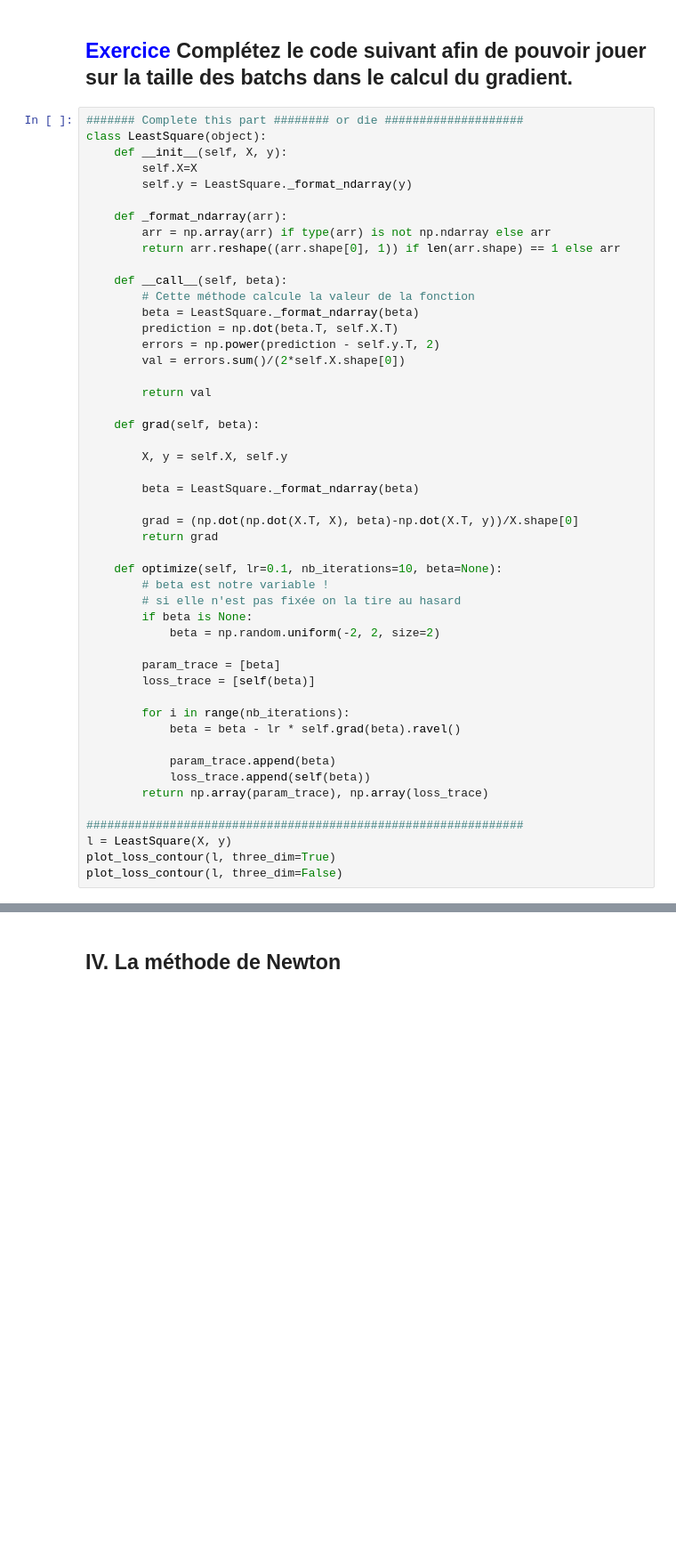
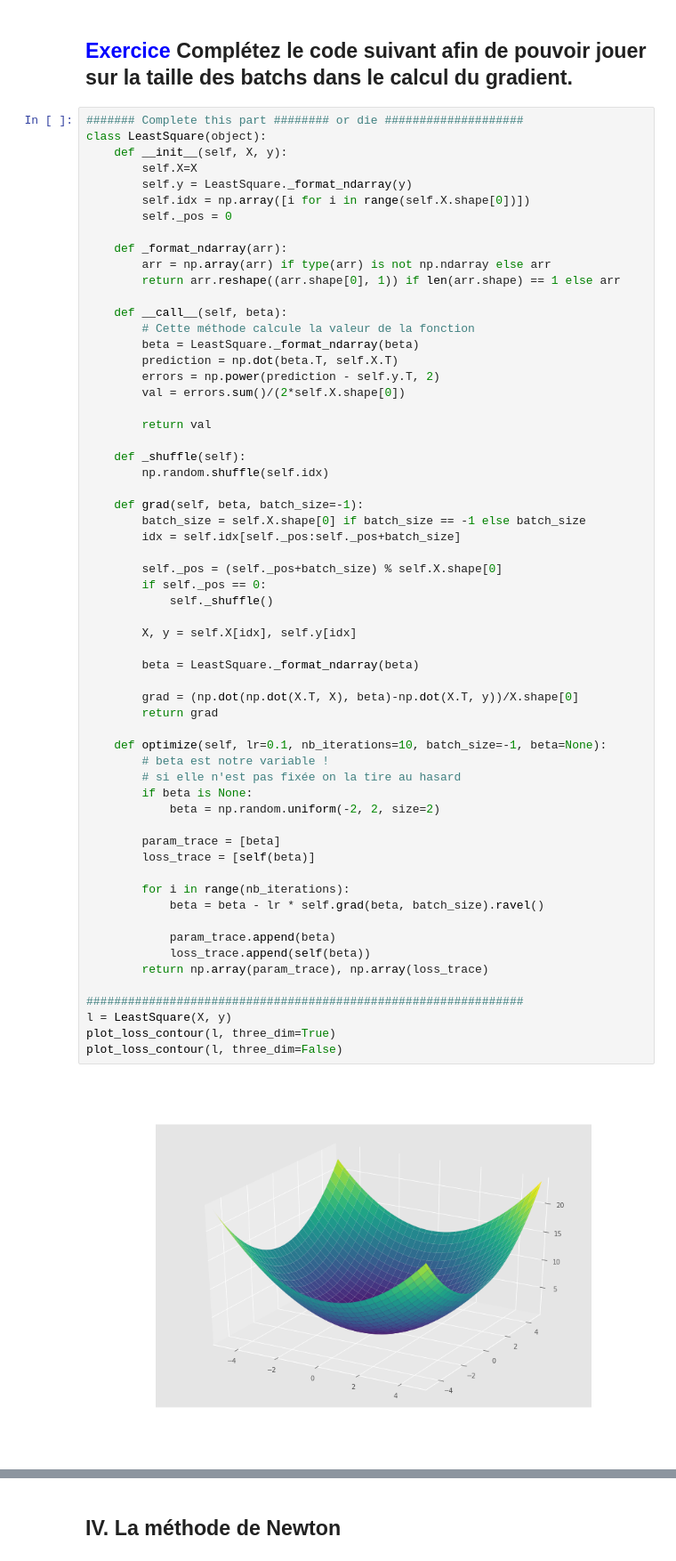
Before and after one commit to melodyrous/MIASHS2, a Jupyter notebook: opti&regul/optimization.ipynb, the cells around one changed output, grey strips where cells are left out. Shown at 89% size. Saved outputs shown, nothing was run; the diff lists cells and outputs as text; blank space fills up the shorter version.

```diff
--- a/opti&regul/optimization.ipynb
+++ b/opti&regul/optimization.ipynb
@@ -546,6 +571,8 @@ class LeastSquare(object):
     def __init__(self, X, y):
         self.X=X
         self.y = LeastSquare._format_ndarray(y)
+        self.idx = np.array([i for i in range(self.X.shape[0])])
+        self._pos = 0
 
     def _format_ndarray(arr):
         arr = np.array(arr) if type(arr) is not np.ndarray else arr
@@ -558,34 +585,45 @@ class LeastSquare(object):
         errors = np.power(prediction - self.y.T, 2)
         val = errors.sum()/(2*self.X.shape[0])
 
         return val
 
-    def grad(self, beta):
+    def _shuffle(self):
+        np.random.shuffle(self.idx)
 
-        X, y = self.X, self.y
+    def grad(self, beta, batch_size=-1):
+        batch_size = self.X.shape[0] if batch_size == -1 else batch_size
+        idx = self.idx[self._pos:self._pos+batch_size]
+
+        self._pos = (self._pos+batch_size) % self.X.shape[0]
+        if self._pos == 0:
+            self._shuffle()
+
+        X, y = self.X[idx], self.y[idx]
 
         beta = LeastSquare._format_ndarray(beta)
 
         grad = (np.dot(np.dot(X.T, X), beta)-np.dot(X.T, y))/X.shape[0]
         return grad
 
-    def optimize(self, lr=0.1, nb_iterations=10, beta=None):
+    def optimize(self, lr=0.1, nb_iterations=10, batch_size=-1, beta=None):
         # beta est notre variable !
         # si elle n'est pas fixée on la tire au hasard
         if beta is None:
             beta = np.random.uniform(-2, 2, size=2)
 
         param_trace = [beta]
         loss_trace = [self(beta)]
 
         for i in range(nb_iterations):
-            beta = beta - lr * self.grad(beta).ravel()
+            beta = beta - lr * self.grad(beta, batch_size).ravel()
 
             param_trace.append(beta)
             loss_trace.append(self(beta))
         return np.array(param_trace), np.array(loss_trace)
 
 ###############################################################
 l = LeastSquare(X, y)
 plot_loss_contour(l, three_dim=True)
 plot_loss_contour(l, three_dim=False)
+# %% [output]
+[figure, added]
```
Also changed, not shown: parts of 16 cells of this notebook.
